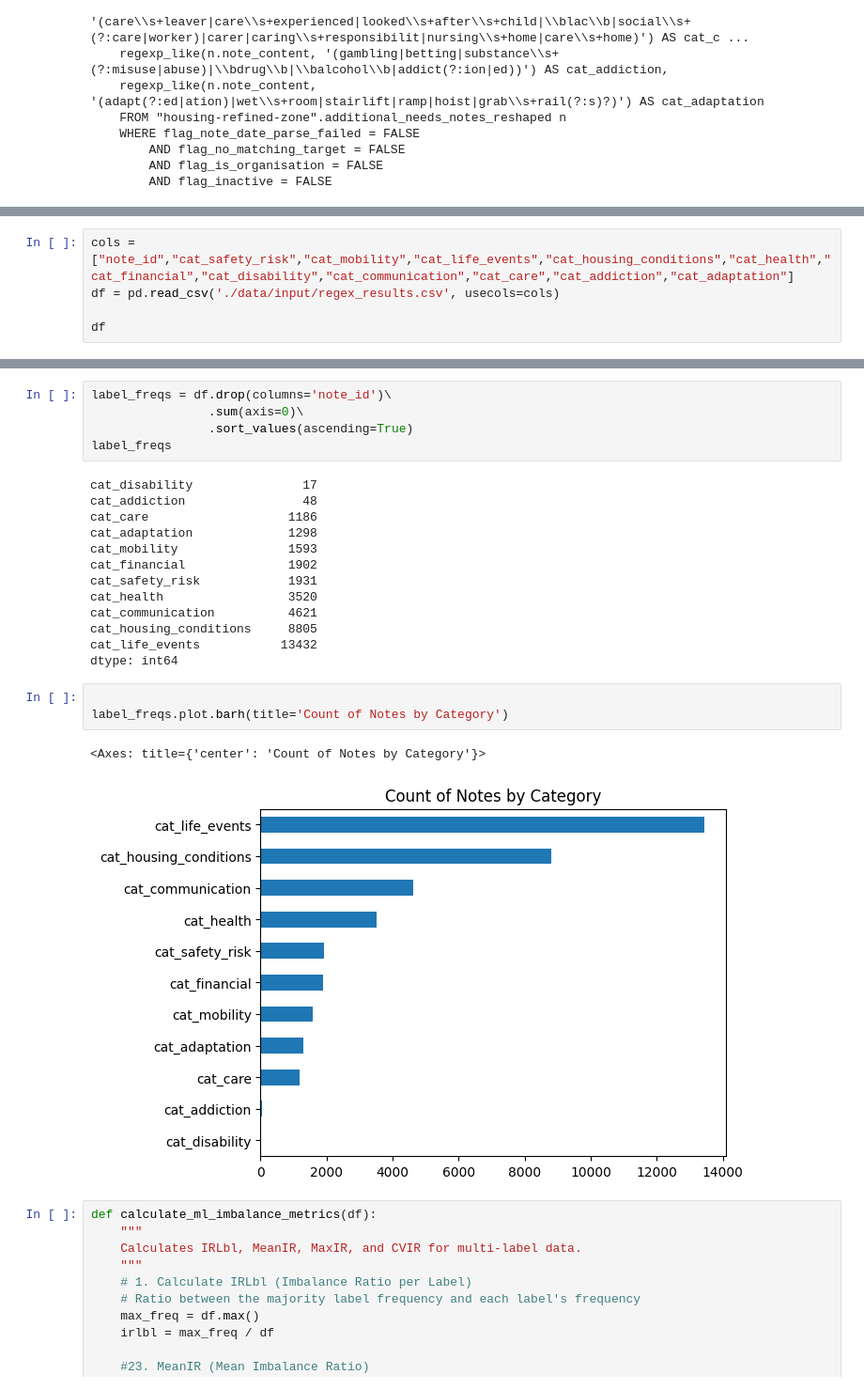
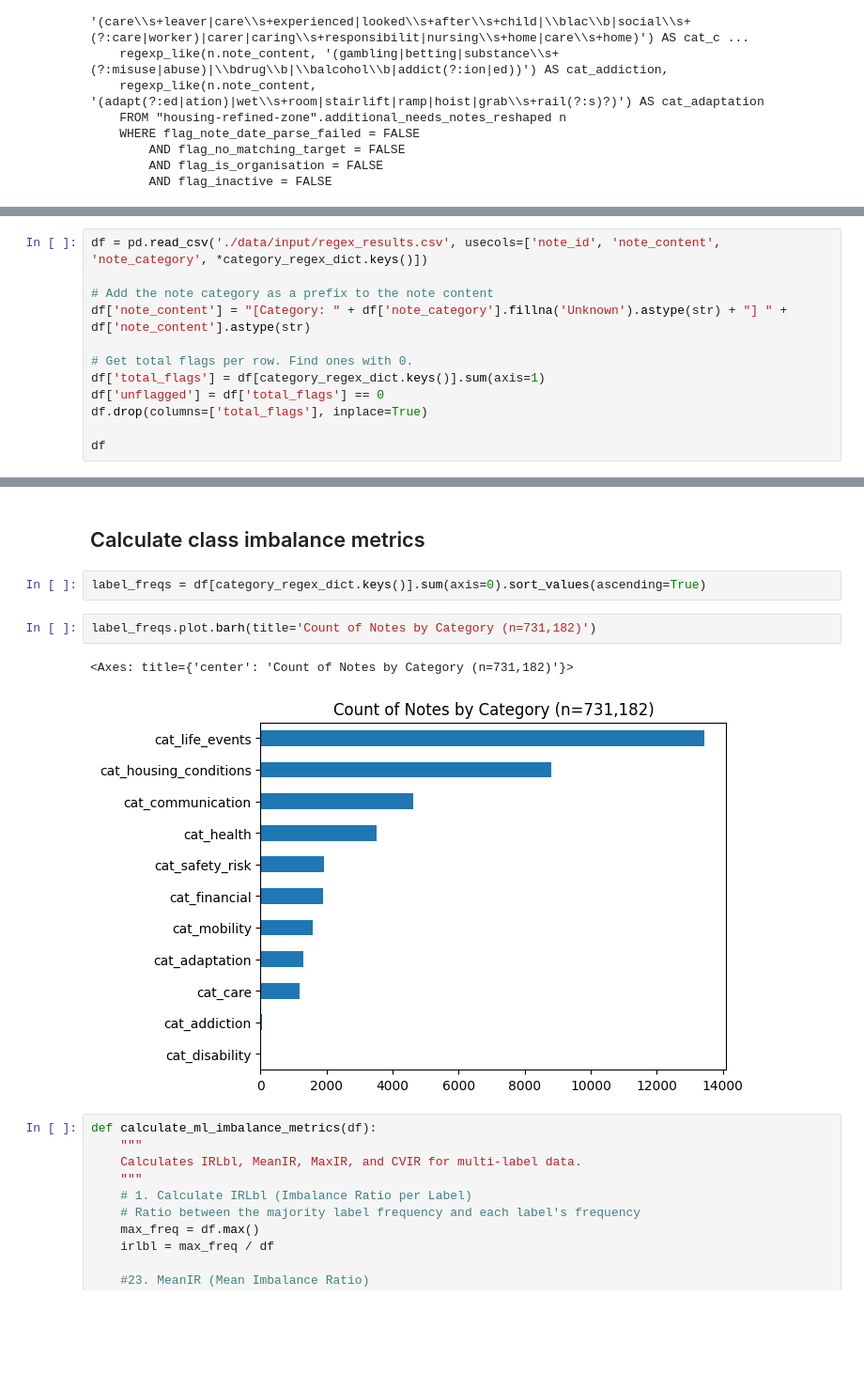
Before and after one commit to notatiyyah/CS3D6-Code, a Jupyter notebook: prep-traning-data.ipynb, the cells around one changed output, grey strips where cells are left out. Shown at 94% size. Drawn from its saved outputs; the diff is of its cells as text; blank space fills up the shorter version.

```diff
--- a/prep-traning-data.ipynb
+++ b/prep-traning-data.ipynb
@@ -127,6 +120,13 @@ SELECT n.*,
 # %%
-cols = ["note_id","cat_safety_risk","cat_mobility","cat_life_events","cat_housing_conditions","cat_health","cat_financial","cat_disability","cat_communication","cat_care","cat_addiction","cat_adaptation"]
-df = pd.read_csv('./data/input/regex_results.csv', usecols=cols)
+df = pd.read_csv('./data/input/regex_results.csv', usecols=['note_id', 'note_content', 'note_category', *category_regex_dict.keys()])
+
+# Add the note category as a prefix to the note content
+df['note_content'] = "[Category: " + df['note_category'].fillna('Unknown').astype(str) + "] " + df['note_content'].astype(str)
+
+# Get total flags per row. Find ones with 0.
+df['total_flags'] = df[category_regex_dict.keys()].sum(axis=1)
+df['unflagged'] = df['total_flags'] == 0
+df.drop(columns=['total_flags'], inplace=True)
 
 df
 # %% [output]
@@ -146,27 +146,12 @@ df
+# %% [markdown]
+## Calculate class imbalance metrics
 # %%
-label_freqs = df.drop(columns='note_id')\
-                .sum(axis=0)\
-                .sort_values(ascending=True)
-label_freqs
+label_freqs = df[category_regex_dict.keys()].sum(axis=0).sort_values(ascending=True)
-# %% [output]
-cat_disability               17
-cat_addiction                48
-cat_care                   1186
-cat_adaptation             1298
-cat_mobility               1593
-cat_financial              1902
-cat_safety_risk            1931
-cat_health                 3520
-cat_communication          4621
-cat_housing_conditions     8805
-cat_life_events           13432
-dtype: int64
 # %%
-
-label_freqs.plot.barh(title='Count of Notes by Category')
+label_freqs.plot.barh(title='Count of Notes by Category (n=731,182)')
 # %% [output]
-<Axes: title={'center': 'Count of Notes by Category'}>
+<Axes: title={'center': 'Count of Notes by Category (n=731,182)'}>
-[figure, old version]
+[figure, new version]
 # %%
 def calculate_ml_imbalance_metrics(df):
     """
```
Also changed, not shown: parts of 27 cells of this notebook, 1 other file.
